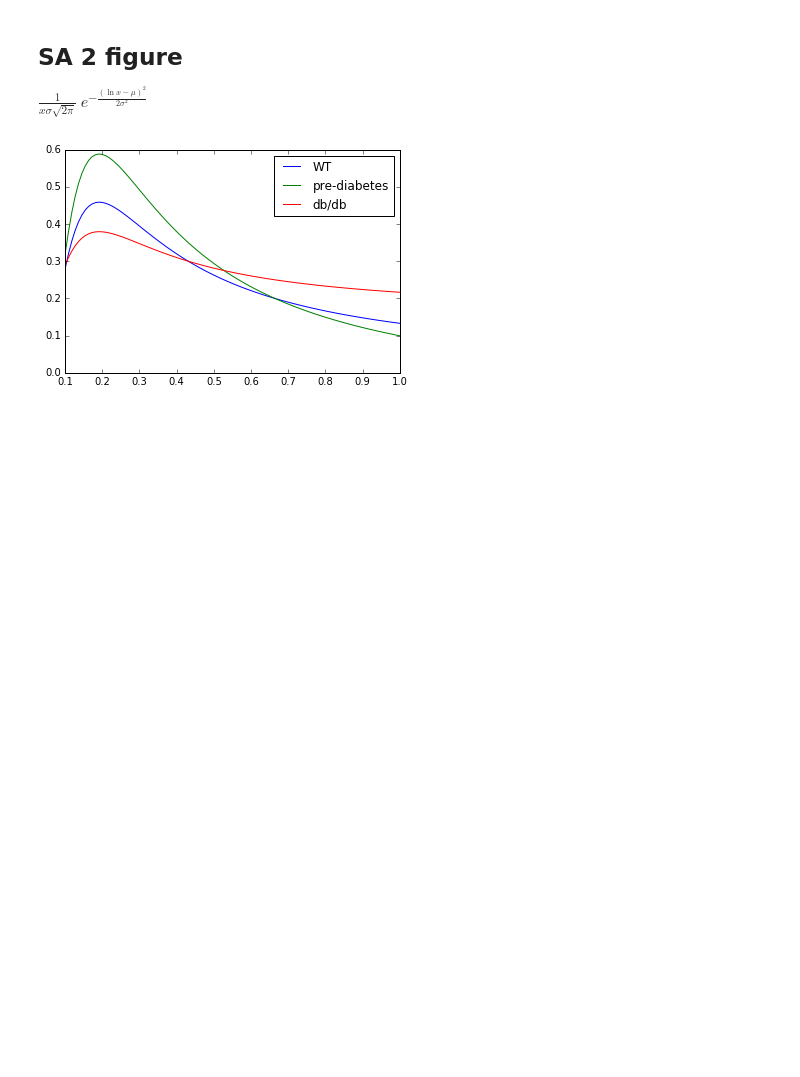
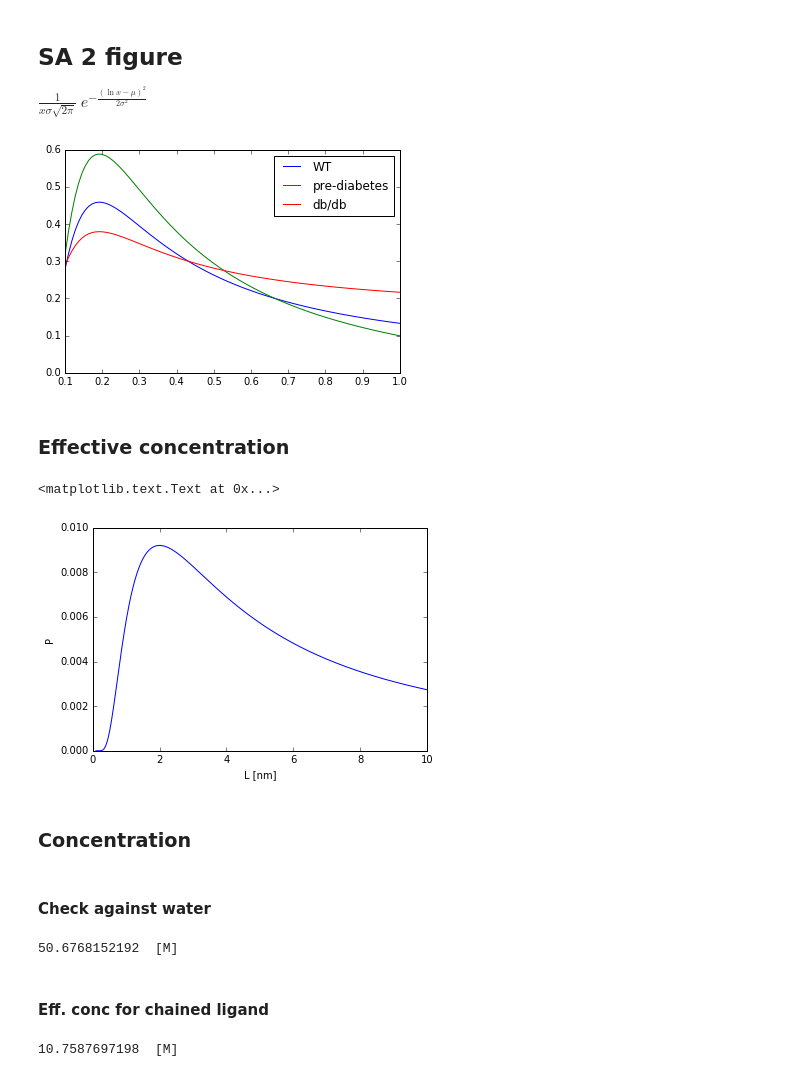
Before and after one commit to huskeypm/preliminary_data, a Jupyter notebook: R01/R01_CN_simdata.ipynb, the cells around one changed output. Drawn from its saved outputs; the diff is of its cells as text; code cells hidden in the pictures; blank space fills up the shorter version.

```diff
--- a/R01/R01_CN_simdata.ipynb
+++ b/R01/R01_CN_simdata.ipynb
@@ -34,3 +34,27 @@ plt.legend(loc=0)
 plt.gcf().savefig("test.png",dpi=300)
 # %% [output]
 [figure]
+# %% [markdown]
+### Effective concentration
+# %%
+zeta = 1. # persistence length [nm]
+Ang_to_nm = 1e-1
+D = 20. *Ang_to_nm   # binding site distance [nm]
+L = 12. * Ang_to_nm  # tether length [nm]
+
+def G_DZL(zeta,D,L):
+    prefac = sqrt(3/(4*np.pi*zeta*L))
+    prefac =prefac*prefac*prefac
+    expon = -3*D*D/(4*zeta*L)
+    return prefac * exp(expon)
+# %%
+Ls = np.linspace(1*Ang_to_nm,100*Ang_to_nm,1000)
+plt.plot(Ls, G_DZL(zeta,D,Ls))
+#plt.plot(Ls, G_DZL(zeta*0.1,D,Ls))
+plt.xlabel("L [nm]")
+plt.ylabel("P")
+# %% [output]
+<matplotlib.text.Text at 0x...>
+[figure, added]
+# %% [markdown]
+### Concentration
@@ -36,0 +63,18 @@ plt.gcf().savefig("test.png",dpi=300)
+# %% [markdown]
+#### Check against water
+# %%
+V= 3.2e-1**3  # 1.4*~2
+c = (1/6.022e23) / (V*nm3_to_L) # [mol/L]
+print c, " [M]"
+# %% [output]
+50.6768152192  [M]
+# %% [markdown]
+#### Eff. conc for chained ligand
+# %%
+# If 100 pct probability, G=1 in the volume that a binding site 'feels'
+V_bs = (5*.34) * (np.pi * (.34/2.)**2)  # num_res * 3.4 nm/res for height, area based on radius of aa/2 res
+G = 1.
+cLim = G/6.022e23 / (V_bs * nm3_to_L)
+print cLim, " [M]"
+# %% [output]
+10.7587697198  [M]
```
Also changed, not shown: parts of 4 cells of this notebook.
